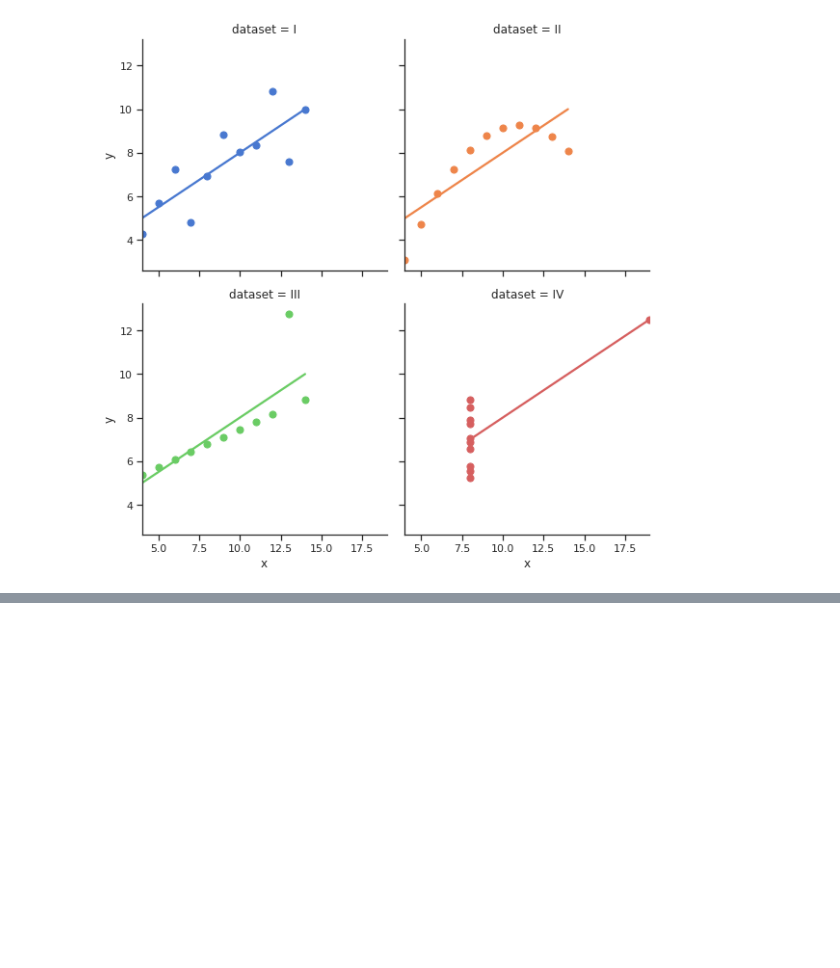
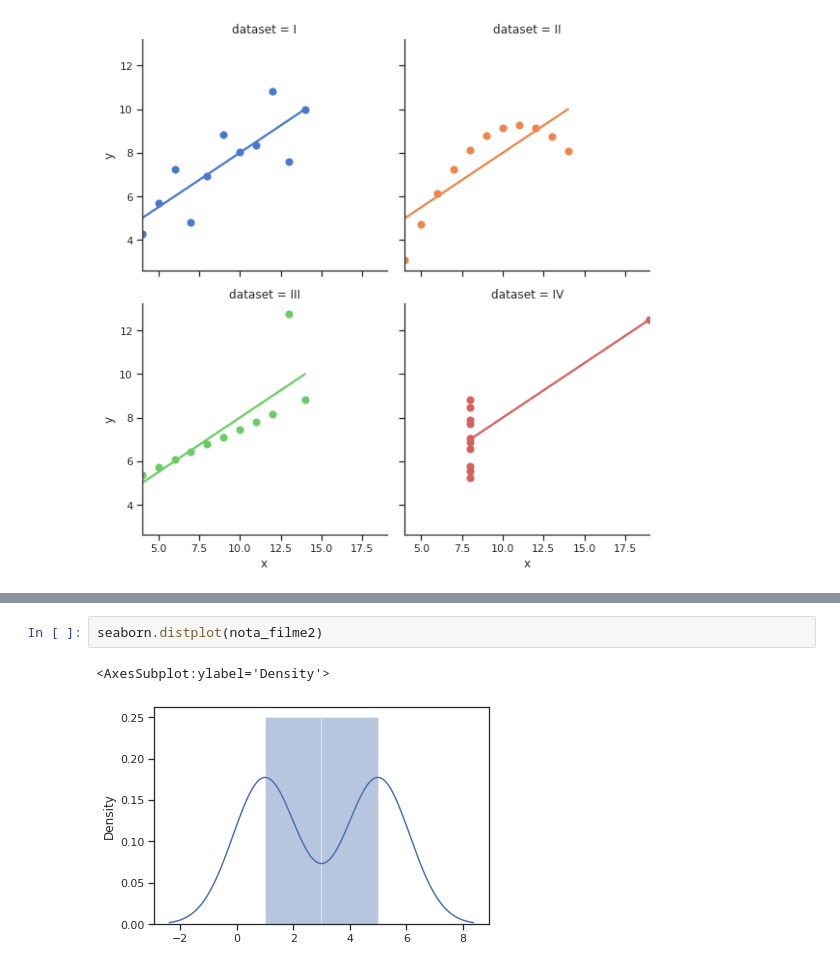
Before and after one commit to Henriquemcc/Aprendendo_Data_Science, a Jupyter notebook: Introdução à Data Science.ipynb, the cells around one changed output, grey strips where cells are left out. Cells and saved outputs as stored; diff of their text form; blank space fills up the shorter version.

```diff
--- a/Introdução à Data Science.ipynb
+++ b/Introdução à Data Science.ipynb
@@ -687,0 +809,5 @@ seaborn.lmplot(x="x", y="y", col="dataset", hue="dataset", data=df, col_wrap=2,
+# %%
+seaborn.distplot(nota_filme2)
+# %% [output]
+<AxesSubplot:ylabel='Density'>
+[figure, added]
```
Also changed, not shown: parts of 31 cells of this notebook.
